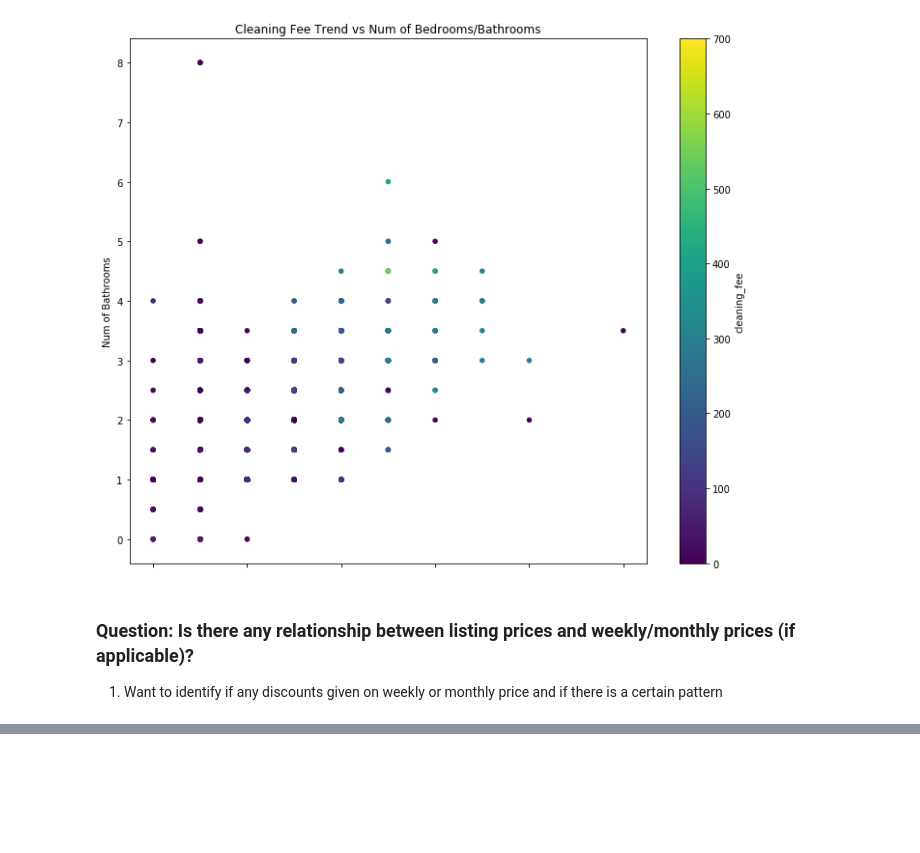
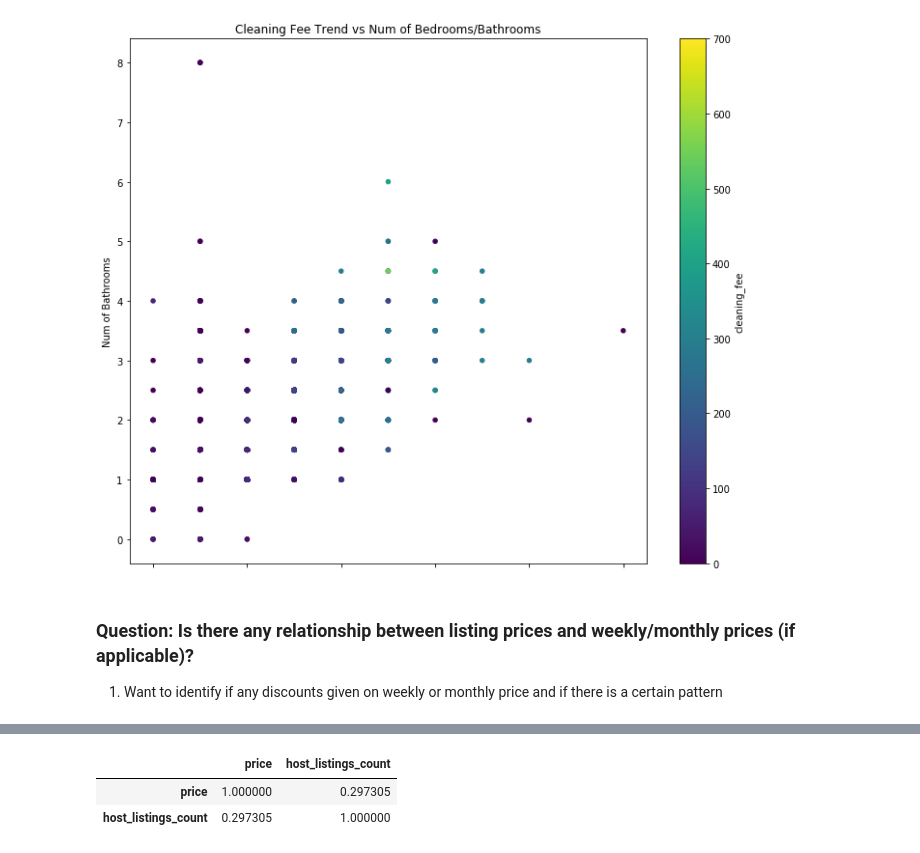
Before and after one commit to mikeli888/Springboard, a Jupyter notebook: sb2018_capstone1/Airbnb_pricing_analysis1.ipynb, the cells around one changed output, grey strips where cells are left out. Saved outputs shown, nothing was run; the diff lists cells and outputs as text; code cells hidden in the pictures; blank space fills up the shorter version.

```diff
--- a/sb2018_capstone1/Airbnb_pricing_analysis1.ipynb
+++ b/sb2018_capstone1/Airbnb_pricing_analysis1.ipynb
@@ -677,0 +694,13 @@ TBD
+# %%
+# Analysis on the Host
+# List out hosts' Pearson Correlations
+hosts_df = r_cleaned[:][host_data]
+hosts_df.corr()
+
+# plt.rcParams["figure.figsize"] = [15,15]
+# sns.heatmap(hosts_df.corr(), annot=True, fmt=".2f")
+# plt.show()
+# %% [output]
+|  | price | host_listings_count |
+| price | 1.000000 | 0.297305 |
+| host_listings_count | 0.297305 | 1.000000 |
```
Also changed, not shown: parts of 8 cells of this notebook.
